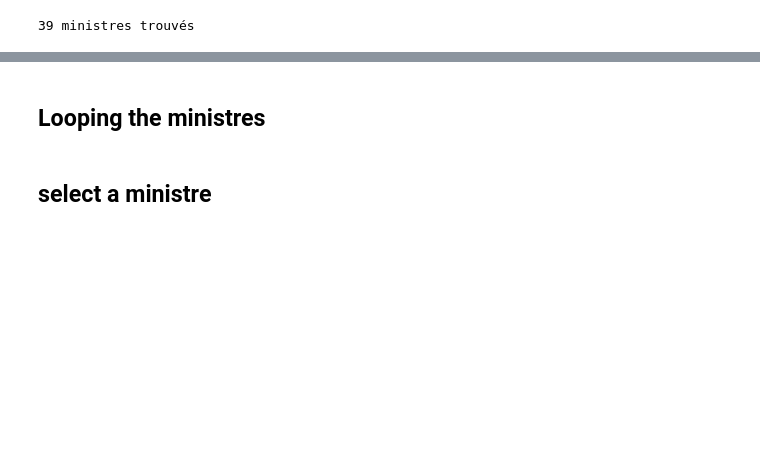
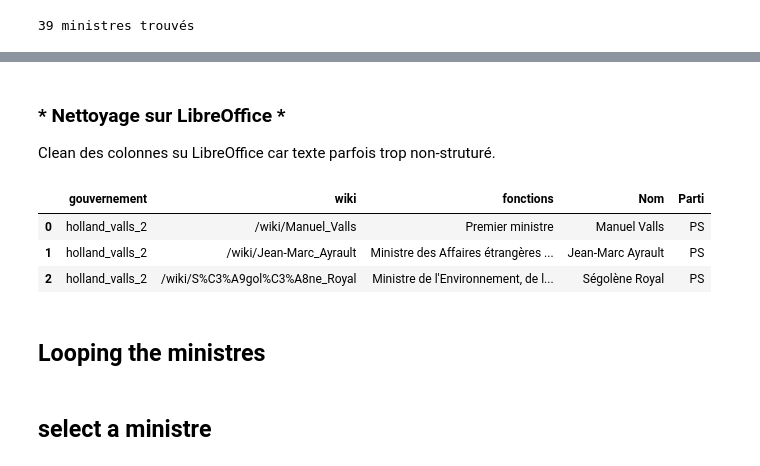
Before and after one commit to FloSugar/ScrapMyMinistres, a Jupyter notebook: ScrapMyMinistres.ipynb, the cells around one changed output, grey strips where cells are left out. Drawn from its saved outputs; the diff is of its cells as text; code cells hidden in the pictures; blank space fills up the shorter version.

```diff
--- a/ScrapMyMinistres.ipynb
+++ b/ScrapMyMinistres.ipynb
@@ -111,0 +119,4 @@ df.merge(df1, left_index=True, right_index=True, how='outer')  # changer 'left'
+# %% [markdown]
+###  * Nettoyage sur LibreOffice *
+
+Clean des colonnes su LibreOffice car texte parfois trop non-struturé.
@@ -112,3 +126,10 @@ df.merge(df1, left_index=True, right_index=True, how='outer')  # changer 'left'
+# %%
+all_gouv_clean.head(3)
+# %% [output]
+|  | gouvernement | wiki | fonctions | Nom | Parti |
+| 0 | holland_valls_2 | /wiki/Manuel_Valls | Premier ministre | Manuel Valls | PS |
+| 1 | holland_valls_2 | /wiki/Jean-Marc_Ayrault | Ministre des Affaires étrangères ... | Jean-Marc Ayrault | PS |
+| 2 | holland_valls_2 | /wiki/S%C3%A9gol%C3%A8ne_Royal | Ministre de l'Environnement, de l... | Ségolène Royal | PS |
 # %% [markdown]
 ## Looping the ministres
 # %% [markdown]
```
Also changed, not shown: parts of 31 cells of this notebook.
